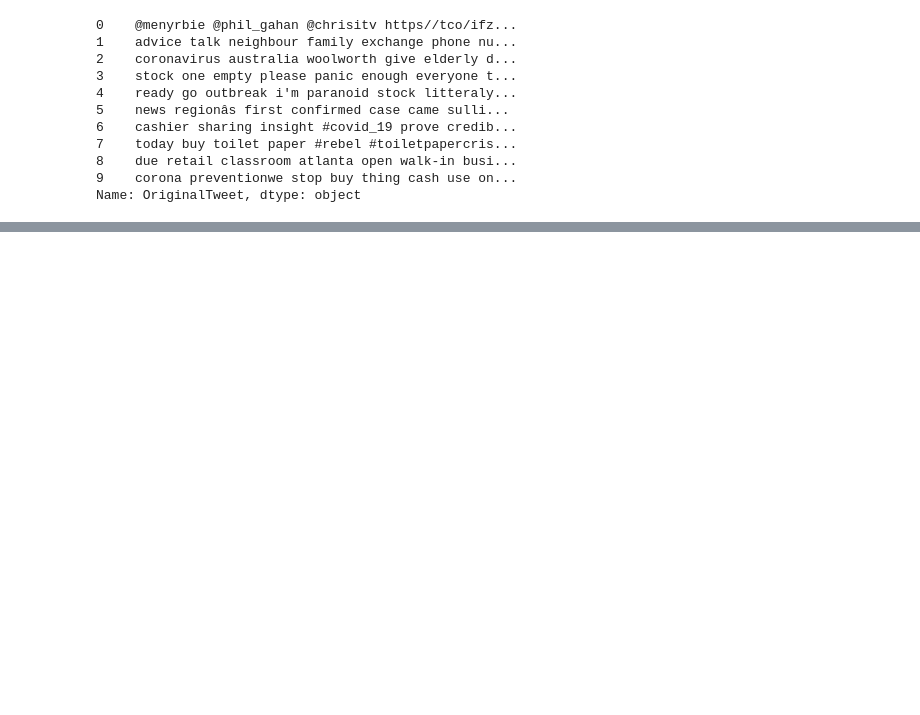
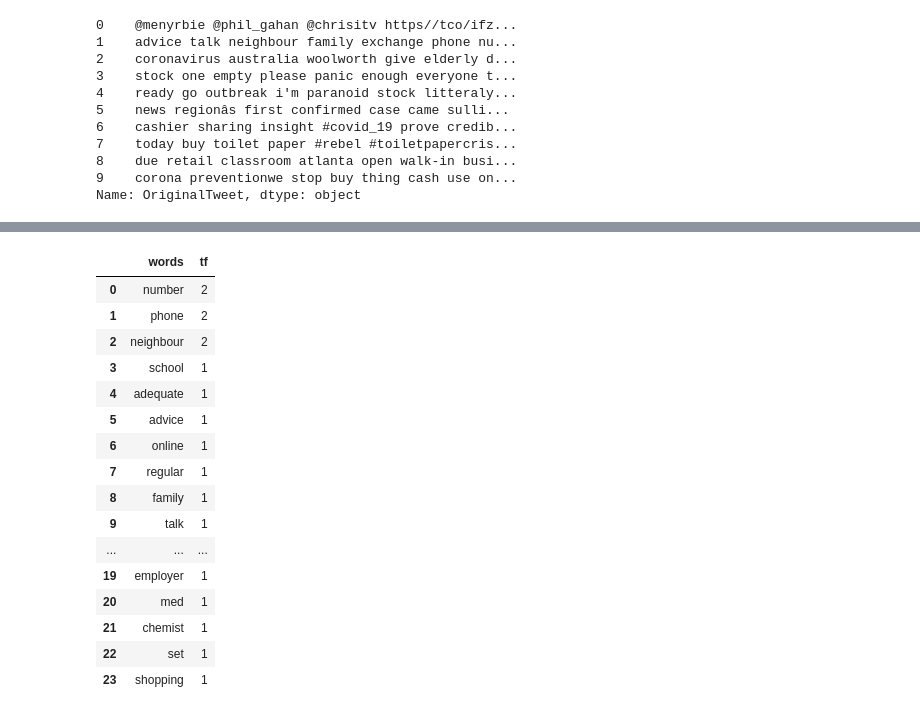
Before and after one commit to mxnogala/Api_w_eksploracji_danych_CDV, a Jupyter notebook: Covid-19-Text-Classification.ipynb, the cells around one changed output, grey strips where cells are left out. Cells and saved outputs as stored; diff of their text form; code cells hidden in the pictures; blank space fills up the shorter version.

```diff
--- a/Covid-19-Text-Classification.ipynb
+++ b/Covid-19-Text-Classification.ipynb
@@ -428,0 +329,22 @@ Name: sentiment, dtype: float64
+# %%
+tf1 = (train['OriginalTweet'][1:2]).apply(lambda x: pd.value_counts(x.split(" "))).sum(axis = 0).reset_index()
+tf1.columns = ['words','tf']
+tf1
+# %% [output]
+|  | words | tf |
+| 0 | number | 2 |
+| 1 | phone | 2 |
+| 2 | neighbour | 2 |
+| 3 | school | 1 |
+| 4 | adequate | 1 |
+| 5 | advice | 1 |
+| 6 | online | 1 |
+| 7 | regular | 1 |
+| 8 | family | 1 |
+| 9 | talk | 1 |
+| ... | ... | ... |
+| 19 | employer | 1 |
+| 20 | med | 1 |
+| 21 | chemist | 1 |
+| 22 | set | 1 |
+| 23 | shopping | 1 |
```
Also changed, not shown: parts of 24 cells of this notebook.
